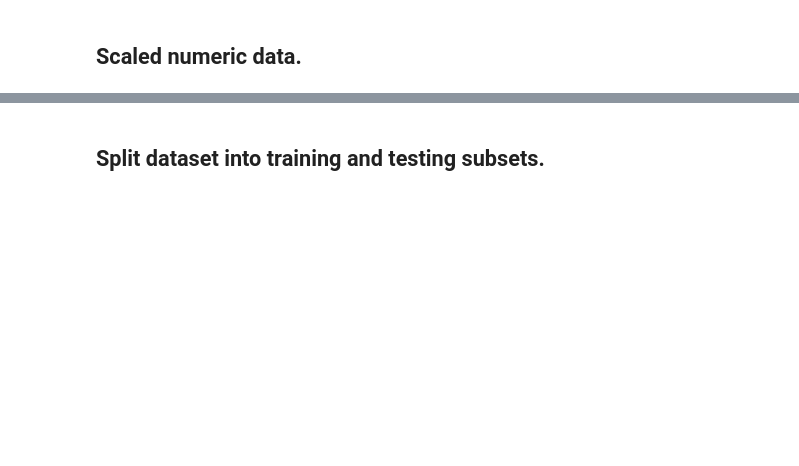
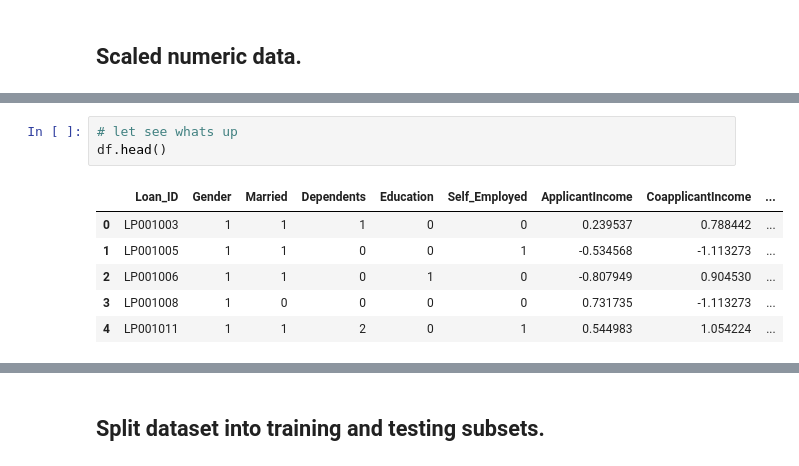
Before and after one commit to Olasquare043/EDA-on-Home-Loan-dataset, a Jupyter notebook: Preprocessing on Home loan.ipynb, the cells around one changed output, grey strips where cells are left out. Drawn from its saved outputs; the diff is of its cells as text; blank space fills up the shorter version.

```diff
--- a/Preprocessing on Home loan.ipynb
+++ b/Preprocessing on Home loan.ipynb
@@ -142,0 +217,10 @@ df[num_cols]= scaler.fit_transform(df[num_cols])
+# %%
+# let see whats up
+df.head()
+# %% [output]
+|  | Loan_ID | Gender | Married | Dependents | Education | Self_Employed | ApplicantIncome | CoapplicantIncome | ... |
+| 0 | LP001003 | 1 | 1 | 1 | 0 | 0 | 0.239537 | 0.788442 | ... |
+| 1 | LP001005 | 1 | 1 | 0 | 0 | 1 | -0.534568 | -1.113273 | ... |
+| 2 | LP001006 | 1 | 1 | 0 | 1 | 0 | -0.807949 | 0.904530 | ... |
+| 3 | LP001008 | 1 | 0 | 0 | 0 | 0 | 0.731735 | -1.113273 | ... |
+| 4 | LP001011 | 1 | 1 | 2 | 0 | 1 | 0.544983 | 1.054224 | ... |
```
Also changed, not shown: parts of 17 cells of this notebook, 2 other files.
